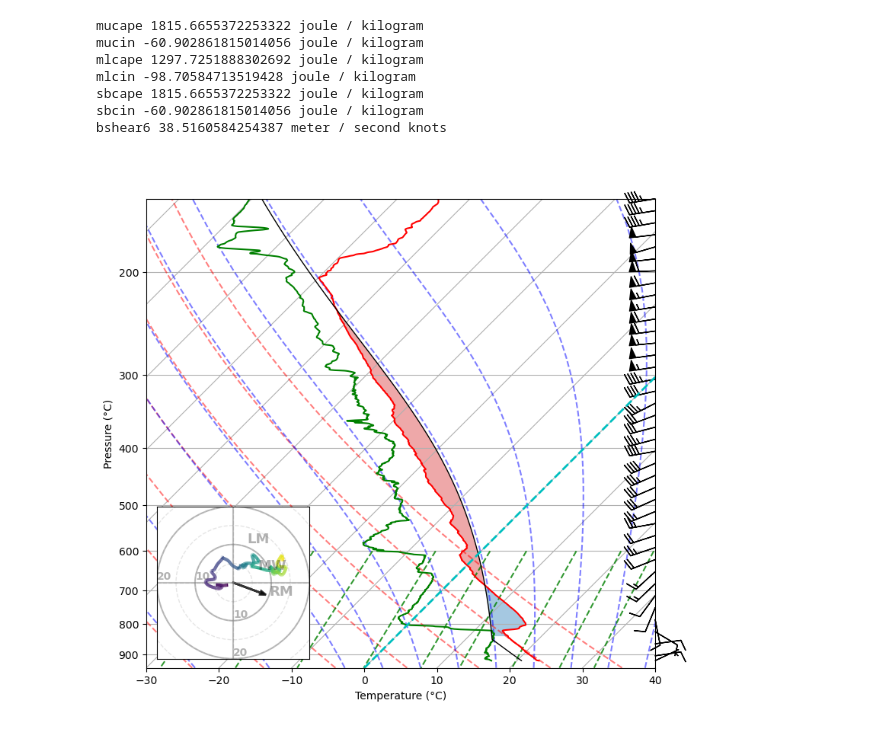
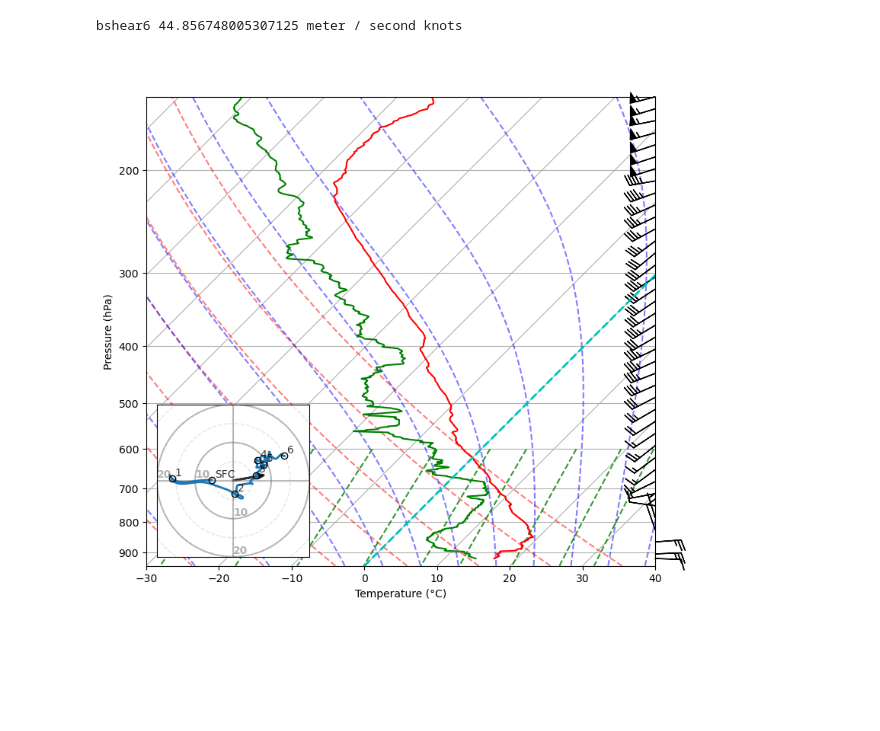
Before and after one commit to joshua-wx/hailsonde_tools, a Jupyter notebook: eccc_adaptive.ipynb, the cells around one changed output. Cells and saved outputs as stored; diff of their text form; code cells hidden in the pictures; blank space fills up the shorter version.

```diff
--- a/eccc_adaptive.ipynb
+++ b/eccc_adaptive.ipynb
@@ -17,7 +19,7 @@ def smooth(y, box_pts):
     y_smooth = scipy.ndimage.uniform_filter1d(y, box_pts, mode='nearest')
     return y_smooth
 # %%
-snd_ffn = '/g/data/kl02/jss548/hail-research/hailsonde/20230723_stony_plain_sondes/stony_plain_exp_ua_20230723_231518.xml'
+snd_ffn = '/g/data/kl02/jss548/hail-research/hailsonde/20230723_stony_plain_sondes/stony_plain_exp_ua_20230724_111558.xml'
 with open(snd_ffn, 'r') as f:
     data = f.read()
 
@@ -72,7 +79,7 @@ skew.ax.set_xlim(t_min, t_max)
 
 # Set some better labels than the default
 skew.ax.set_xlabel(f'Temperature ({ec_temp_array.units:~P})')
-skew.ax.set_ylabel(f'Pressure ({ec_dwpt_array.units:~P})')
+skew.ax.set_ylabel(f'Pressure ({ec_pres_array.units:~P})')
 
 # Calculate LCL height and plot as black dot. Because `p`'s first value is
 # ~1000 mb and its last value is ~250 mb, the `0` index is selected for
@@ -87,31 +94,31 @@ mu_p, mu_t, mu_td, _ = mpcalc.most_unstable_parcel(ec_pres_array, ec_temp_array,
 ml_t, ml_td = mpcalc.mixed_layer(ec_pres_array, ec_temp_array, ec_dwpt_array, depth=50 * units.hPa)
 ml_p, _, _ = mpcalc.mixed_parcel(ec_pres_array, ec_temp_array, ec_dwpt_array, depth=50 * units.hPa)
 
-sb_prof = mpcalc.parcel_profile(ec_pres_array, ec_temp_array[0], ec_dwpt_array[0]).to('degC')
-mu_prof = mpcalc.parcel_profile(ec_pres_array, mu_t, mu_td).to('degC')
-ml_prof = mpcalc.parcel_profile(ec_pres_array, ml_t, ml_td).to('degC')
+# sb_prof = mpcalc.parcel_profile(ec_pres_array, ec_temp_array[0], ec_dwpt_array[0]).to('degC')
+# mu_prof = mpcalc.parcel_profile(ec_pres_array, mu_t, mu_td).to('degC')
+# ml_prof = mpcalc.parcel_profile(ec_pres_array, ml_t, ml_td).to('degC')
 
-mucape, mucin = mpcalc.cape_cin(ec_pres_array, ec_temp_array, ec_dwpt_array, mu_prof, which_lfc='most_cape')
-mlcape, mlcin = mpcalc.mixed_layer_cape_cin(ec_pres_array, ec_temp_array, ec_dwpt_array, parcel_start_pressure=ml_p, height=ec_hght_array, depth=50 * units.hPa)
-sbcape, sbcin = mpcalc.cape_cin(ec_pres_array, ec_temp_array, ec_dwpt_array, sb_prof, which_lfc='most_cape')
+# mucape, mucin = mpcalc.cape_cin(ec_pres_array, ec_temp_array, ec_dwpt_array, mu_prof, which_lfc='most_cape')
+# mlcape, mlcin = mpcalc.mixed_layer_cape_cin(ec_pres_array, ec_temp_array, ec_dwpt_array, parcel_start_pressure=ml_p, height=ec_hght_array, depth=50 * units.hPa)
+# sbcape, sbcin = mpcalc.cape_cin(ec_pres_array, ec_temp_array, ec_dwpt_array, sb_prof, which_lfc='most_cape')
 
-print('mucape', mucape)
-print('mucin', mucin)
-print('mlcape', mlcape)
-print('mlcin', mlcin)
-print('sbcape', sbcape)
-print('sbcin', sbcin)
+# print('mucape', mucape)
+# print('mucin', mucin)
+# print('mlcape', mlcape)
+# print('mlcin', mlcin)
+# print('sbcape', sbcape)
+# print('sbcin', sbcin)
 
 ubshr6, vbshr6 = mpcalc.bulk_shear(ec_pres_array, ec_u_array*1.94384, ec_v_array*1.94384, height=ec_hght_array, depth=6 * units.km)
 bshear6 = mpcalc.wind_speed(ubshr6, vbshr6)
 print('bshear6', bshear6, 'knots')
 
-# Calculate MU parcel profile and add to plot as black line
-skew.plot(ec_pres_array, ml_prof, 'k', linewidth=1)
+# # Calculate MU parcel profile and add to plot as black line
+# skew.plot(ec_pres_array, ml_prof, 'k', linewidth=1)
 
-# Shade areas of CAPE and CIN
-skew.shade_cin(ec_pres_array, ec_temp_array, ml_prof, ec_dwpt_array)
-skew.shade_cape(ec_pres_array, ec_temp_array, ml_prof)
+# # Shade areas of CAPE and CIN
+# skew.shade_cin(ec_pres_array, ec_temp_array, ml_prof, ec_dwpt_array)
+# skew.shade_cape(ec_pres_array, ec_temp_array, ml_prof)
 
 # An example of a slanted line at constant T -- in this case the 0
 # isotherm
@@ -135,47 +142,54 @@ h.ax.set_box_aspect(1)
 h.ax.set_yticklabels([])
 h.ax.set_xticklabels([])
 h.ax.set_xticks([])
 h.ax.set_yticks([])
 h.ax.set_xlabel(' ')
 h.ax.set_ylabel(' ')
 # Here we can add a simple Python for loop that adds tick marks
 # to the inside of the hodograph plot to increase readability!
 plt.xticks(np.arange(0, 0, 1))
 plt.yticks(np.arange(0, 0, 1))
 for i in range(10, 120, 10):
     h.ax.annotate(str(i), (-i, 0), xytext=(0, 4), textcoords='offset pixels',
                   clip_on=True, fontsize=10, weight='bold', alpha=0.3, zorder=0)
 for i in range(10, 120, 10):
     h.ax.annotate(str(i), (0, -i), xytext=(0, 4), textcoords='offset pixels',
                   clip_on=True, fontsize=10, weight='bold', alpha=0.3, zorder=0)
 
 alt_idx = np.where(np.array(ec_hght_list)>6000)[0][0]
 
 # plot the hodograph itself, using plot_colormapped, colored
 # by height
-h.plot_colormapped(ec_u_array[:alt_idx], ec_v_array[:alt_idx], c=ec_hght_array[:alt_idx], linewidth=3, label='0-6km WIND')
+
+ec_u_array_s = smooth(ec_u_array.m, 21)
+ec_v_array_s = smooth(ec_v_array.m, 21)
+h.plot(ec_u_array_s[:alt_idx], ec_v_array_s[:alt_idx], linewidth=2, label='0-6km WIND')
+
+hodo_marker_alts = [0,1,2,3,4,5,6]
+for alt in hodo_marker_alts:
+    idx = np.where(ec_hght_array.m/1000>alt)[0][0]
+    h.ax.plot(ec_u_array_s[idx],ec_v_array_s[idx],'ko', fillstyle='none')
+    if alt==0:
+        alt = 'SFC'
+    h.ax.text(ec_u_array_s[idx]+0.75,ec_v_array_s[idx]+0.75,alt,fontsize=10, alpha=0.8)
+
+
 # compute Bunkers storm motion so we can plot it on the hodograph!
-RM, LM, MW = mpcalc.bunkers_storm_motion(ec_pres_array, ec_u_array, ec_v_array, ec_hght_array)
-h.ax.text((RM[0].m + 0.5), (RM[1].m - 0.5), 'RM', weight='bold', ha='left',
-          fontsize=13, alpha=0.3)
-h.ax.text((LM[0].m + 0.5), (LM[1].m - 0.5), 'LM', weight='bold', ha='left',
-          fontsize=13, alpha=0.3)
-h.ax.text((MW[0].m + 0.5), (MW[1].m - 0.5), 'MW', weight='bold', ha='left',
-          fontsize=13, alpha=0.3)
-h.ax.arrow(0, 0, RM[0].m - 0.3, RM[1].m - 0.3, linewidth=2, color='black',
+# RM, LM, MW = mpcalc.bunkers_storm_motion(ec_pres_array, ec_u_array, ec_v_array, ec_hght_array)
+# h.ax.text((RM[0].m + 0.5), (RM[1].m - 0.5), 'RM', weight='bold', ha='left',
+#           fontsize=13, alpha=0.3)
+# h.ax.text((LM[0].m + 0.5), (LM[1].m - 0.5), 'LM', weight='bold', ha='left',
+#           fontsize=13, alpha=0.3)
+# h.ax.text((MW[0].m + 0.5), (MW[1].m - 0.5), 'MW', weight='bold', ha='left',
+#           fontsize=13, alpha=0.3)
+h.ax.arrow(0, 0, 8.151444829587566, 1.426922294825753, linewidth=2, color='black',
            alpha=0.8, label='Bunkers RM Vector',
            length_includes_head=True, head_width=1)
 
 #h.plot(ec_u_array[:alt_idx], ec_v_array[:alt_idx])
 
 # Show the plot
 plt.show()
 # %% [output]
-mucape 1815.6655372253322 joule / kilogram
-mucin -60.902861815014056 joule / kilogram
-mlcape 1297.7251888302692 joule / kilogram
-mlcin -98.70584713519428 joule / kilogram
-sbcape 1815.6655372253322 joule / kilogram
-sbcin -60.902861815014056 joule / kilogram
-bshear6 38.5160584254387 meter / second knots
+bshear6 44.856748005307125 meter / second knots
-[figure, old version]
+[figure, new version]
```
Also changed, not shown: parts of 2 cells of this notebook, 4 other files.
